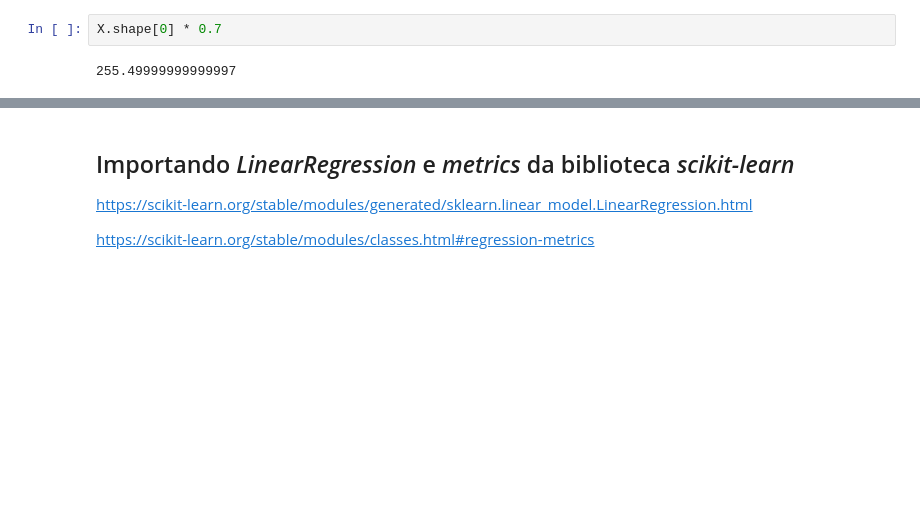
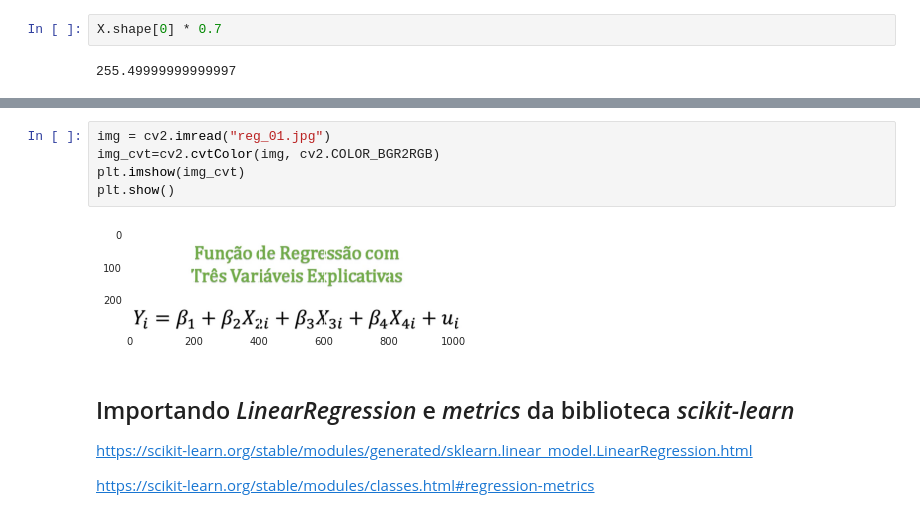
Before and after one commit to ViFLara/Statistics-and-Machine-Learning, a Jupyter notebook: Regress╞o_Linear.ipynb, the cells around one changed output, grey strips where cells are left out. Saved outputs shown, nothing was run; the diff lists cells and outputs as text; blank space fills up the shorter version.

```diff
--- a/Regress╞o_Linear.ipynb
+++ b/Regress╞o_Linear.ipynb
@@ -358,6 +376,13 @@ X.shape[0] * 0.7
 255.49999999999997
 # %% [markdown]
 ## <img width='600px' src='../Dados/img/reg_01.jpg'>
+# %%
+img = cv2.imread("reg_01.jpg")
+img_cvt=cv2.cvtColor(img, cv2.COLOR_BGR2RGB)
+plt.imshow(img_cvt)
+plt.show()
+# %% [output]
+[figure, added]
 # %% [markdown]
 ## Importando *LinearRegression* e *metrics* da biblioteca *scikit-learn*
 
```
Also changed, not shown: parts of 5 cells of this notebook.
